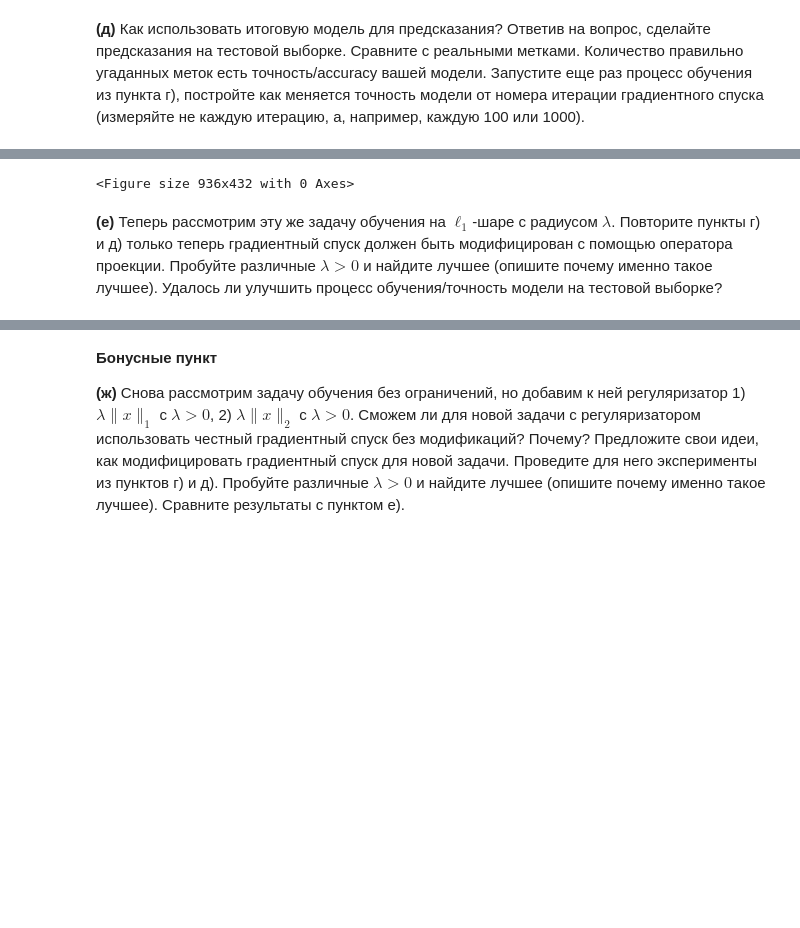
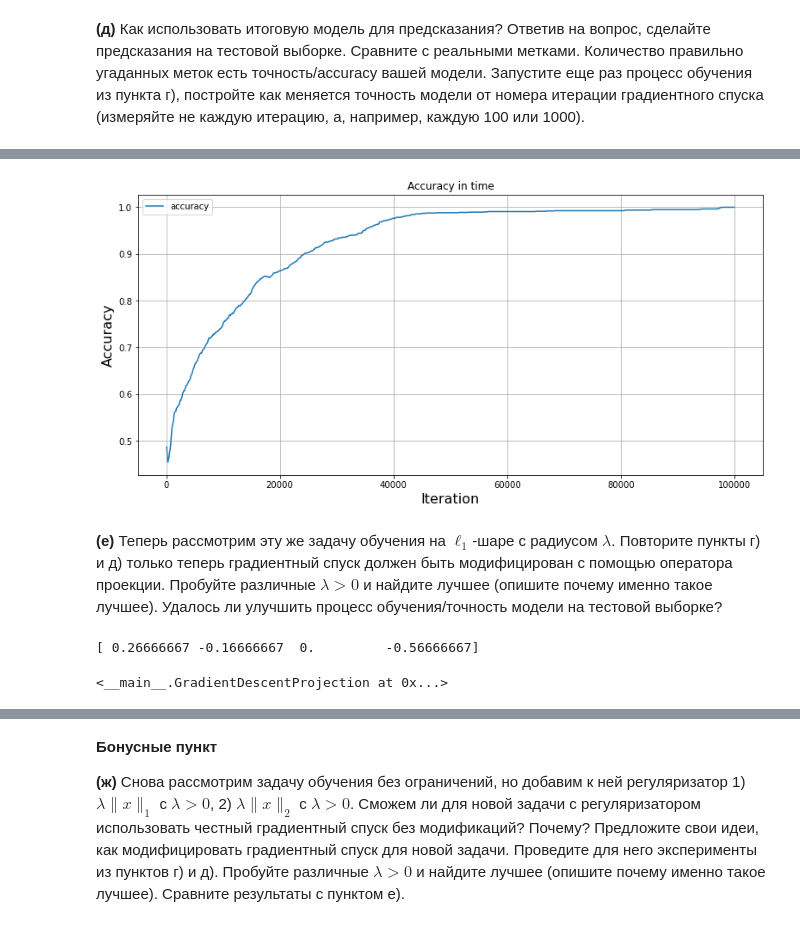
Before and after one commit to HAshIRa7/Optimization-methods, a Jupyter notebook: Optimization_HW_2.ipynb, the cells around one changed output, grey strips where cells are left out. Saved outputs shown, nothing was run; the diff lists cells and outputs as text; code cells hidden in the pictures; blank space fills up the shorter version.

```diff
--- a/Optimization_HW_2.ipynb
+++ b/Optimization_HW_2.ipynb
@@ -208,12 +255,24 @@ print(gd.accuracy(y_predicted, y_test))
-# %%
-iteration = []
-accuracy_history
-for i in range(0, len(gd._hostory), 100):
-    iteration.append(i)
-# %%
-plt.figure(figsize=(13, 6))
-accuracy_score = []
-# %% [output]
-<Figure size 936x432 with 0 Axes>
+# %%
+accuracy_history = []
+for i in range(100, len(gd.w_history), 100):
+    y_pred = np.dot(X_test, gd.w_history[i])
+    for i in range(y_pred.shape[0]):
+        if(np.absolute(y_pred[i] - 1) <= np.absolute(y_pred[i] - 2)):
+            y_pred[i] = 1
+        else:
+            y_pred[i] = 2
+
+    accuracy_history.append((np.sum(y_pred == y_test))/y_test.shape[0])
+# %%
+plt.figure(figsize=(13, 6))
+plt.plot(range(100, len(gd.w_history), 100), accuracy_history, label='accuracy')
+plt.title('Accuracy in time')
+plt.legend()
+plt.xlabel('Iteration', fontsize=16)
+plt.ylabel('Accuracy', fontsize=16)
+plt.grid()
+plt.show()
+# %% [output]
+[figure, added]
 # %% [markdown]
 __(e)__ Теперь рассмотрим эту же задачу обучения на $\ell_1$-шаре с радиусом $\lambda$. Повторите пункты г) и д) только теперь градиентный спуск должен быть модифицирован с помощью оператора проекции. Пробуйте различные $\lambda > 0$ и найдите лучшее (опишите почему именно такое лучшее). Удалось ли улучшить процесс обучения/точность модели на тестовой выборке?
@@ -219,0 +319,6 @@ __(e)__ Теперь рассмотрим эту же задачу обучен
+# %%
+x = np.array([0.7, -0.6, -0.2, -1])
+r = 1
+print(projl1(x, r))
+# %% [output]
+[ 0.26666667 -0.16666667  0.         -0.56666667]
@@ -219,0 +363,5 @@ __(e)__ Теперь рассмотрим эту же задачу обучен
+# %%
+gd2 = GradientDescentProjection(10000, 1/L, epsilon=1e-4, l=10)
+gd2.fit(X_train, y_train)
+# %% [output]
+<__main__.GradientDescentProjection at 0x...>
```
Also changed, not shown: parts of 27 cells of this notebook.
